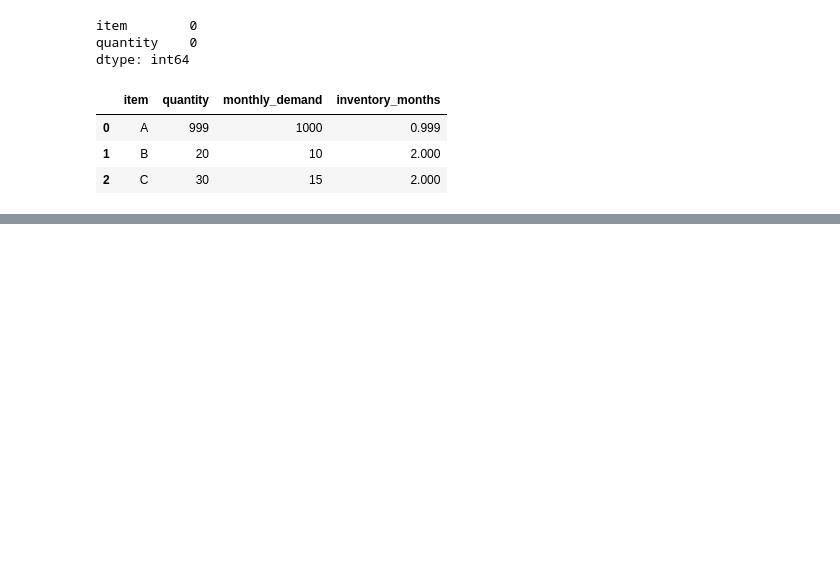
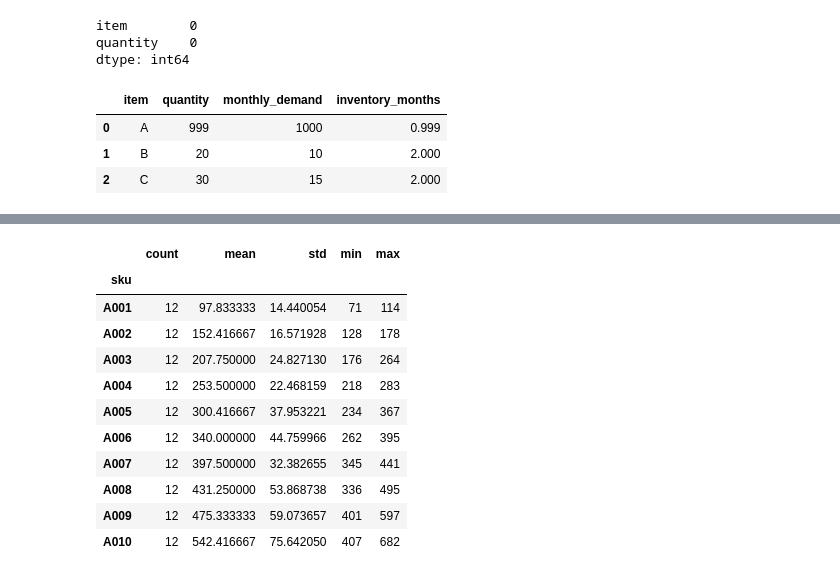
Before and after one commit to rolo9/capability-lab, a Jupyter notebook: notebooks/inventory_analysis.ipynb, the cells around one changed output, grey strips where cells are left out. Cells and saved outputs as stored; diff of their text form; code cells hidden in the pictures; blank space fills up the shorter version.

```diff
--- a/notebooks/inventory_analysis.ipynb
+++ b/notebooks/inventory_analysis.ipynb
@@ -57,0 +225,21 @@ df
+# %%
+demand_summary = (
+    df_monthly
+    .groupby("sku")["demand"]
+    .agg(["count", "mean", "std", "min", "max"])
+)
+
+display(demand_summary)
+# %% [output]
+|  | count | mean | std | min | max |
+| sku |  |  |  |  |  |
+| A001 | 12 | 97.833333 | 14.440054 | 71 | 114 |
+| A002 | 12 | 152.416667 | 16.571928 | 128 | 178 |
+| A003 | 12 | 207.750000 | 24.827130 | 176 | 264 |
+| A004 | 12 | 253.500000 | 22.468159 | 218 | 283 |
+| A005 | 12 | 300.416667 | 37.953221 | 234 | 367 |
+| A006 | 12 | 340.000000 | 44.759966 | 262 | 395 |
+| A007 | 12 | 397.500000 | 32.382655 | 345 | 441 |
+| A008 | 12 | 431.250000 | 53.868738 | 336 | 495 |
+| A009 | 12 | 475.333333 | 59.073657 | 401 | 597 |
+| A010 | 12 | 542.416667 | 75.642050 | 407 | 682 |
```
Also changed, not shown: parts of 18 cells of this notebook, 3 other files.
